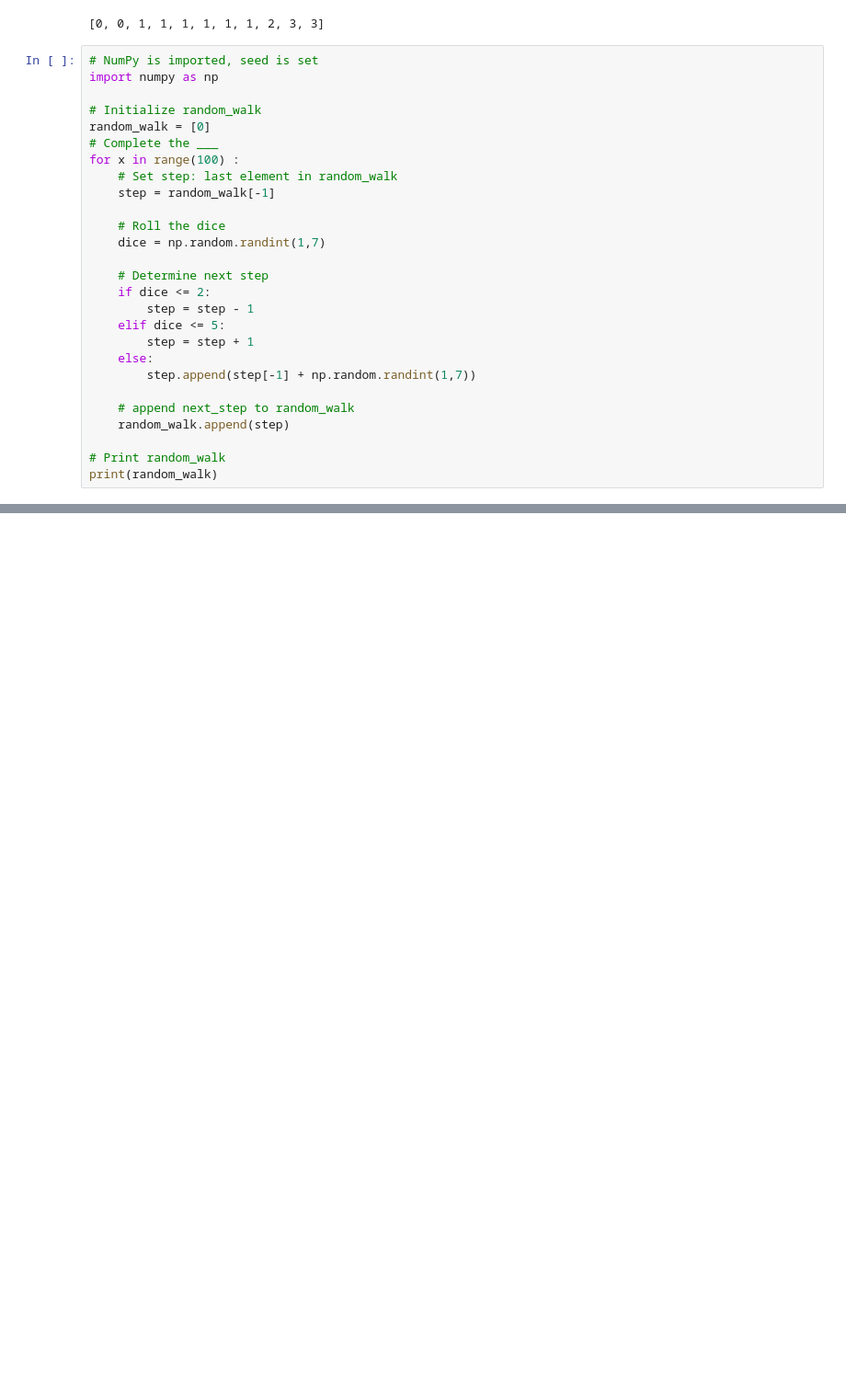
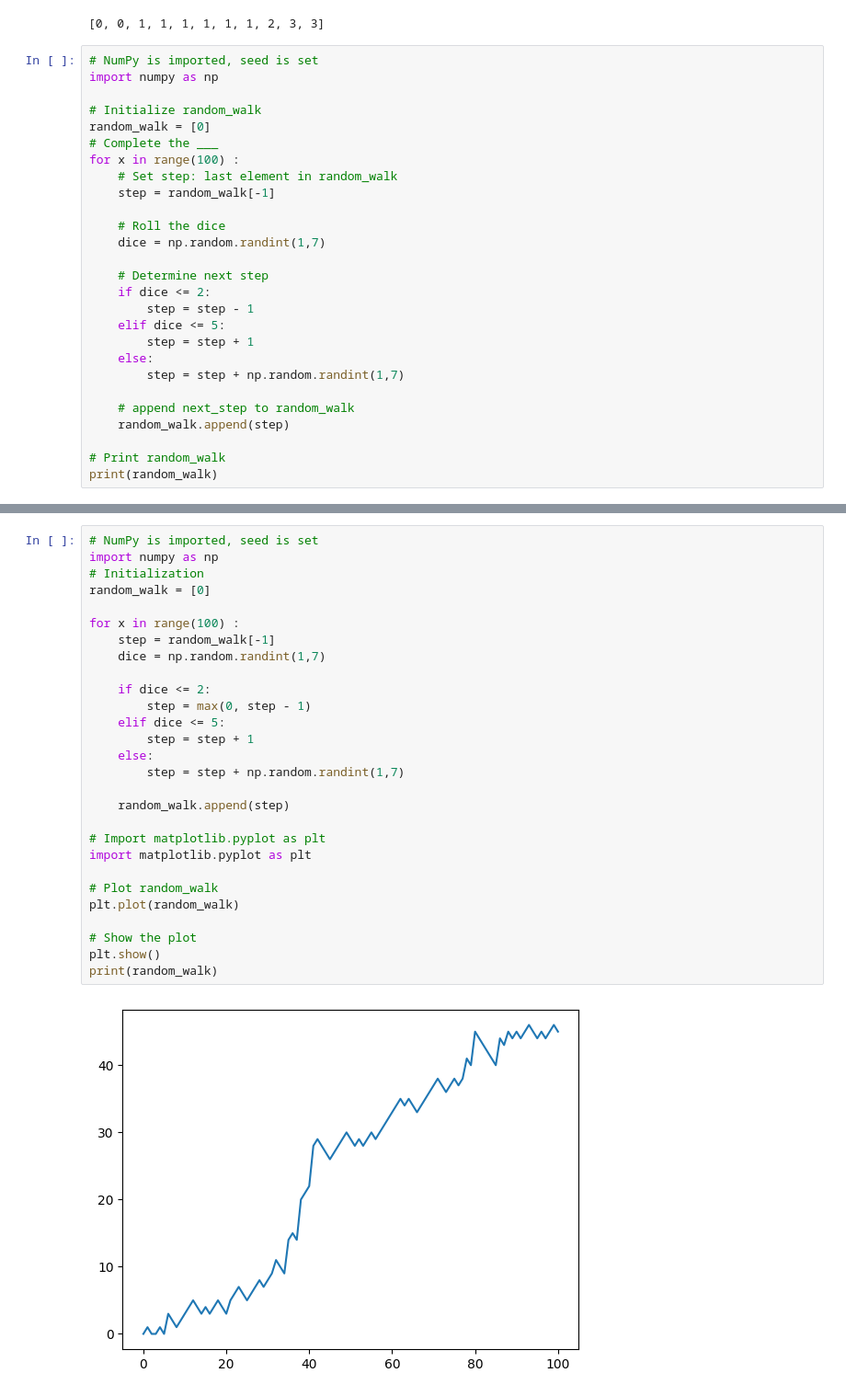
Before and after one commit to KeenGWatanabe/python, a Jupyter notebook: datacamp.ipynb, the cells around one changed output, grey strips where cells are left out. Shown: that part at 92% size. Cells and saved outputs as stored; diff of their text form; blank space fills up the shorter version.

Commit message:
random walk

```diff
--- a/datacamp.ipynb
+++ b/datacamp.ipynb
@@ -41,7 +41,7 @@ for x in range(100) :
     elif dice <= 5:
         step = step + 1
     else:
-        step.append(step[-1] + np.random.randint(1,7))
+        step = step + np.random.randint(1,7)
 
     # append next_step to random_walk
     random_walk.append(step)
@@ -52,0 +76,30 @@ AttributeError: 'int' object has no attribute 'append'
+# %%
+# NumPy is imported, seed is set
+import numpy as np
+# Initialization
+random_walk = [0]
+
+for x in range(100) :
+    step = random_walk[-1]
+    dice = np.random.randint(1,7)
+
+    if dice <= 2:
+        step = max(0, step - 1)
+    elif dice <= 5:
+        step = step + 1
+    else:
+        step = step + np.random.randint(1,7)
+
+    random_walk.append(step)
+
+# Import matplotlib.pyplot as plt
+import matplotlib.pyplot as plt
+
+# Plot random_walk
+plt.plot(random_walk)
+
+# Show the plot
+plt.show()
+print(random_walk)
+# %% [output]
+[figure, added]
```
Also changed, not shown: parts of 6 cells of this notebook.
